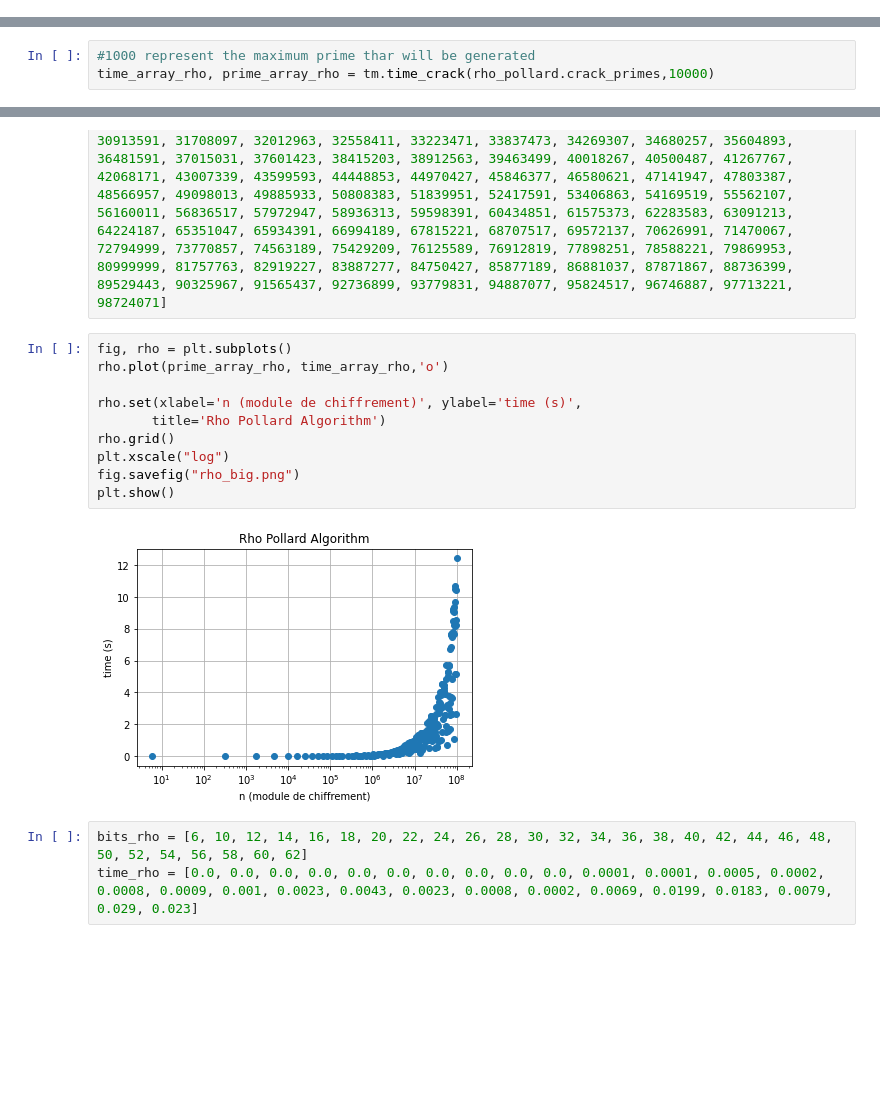
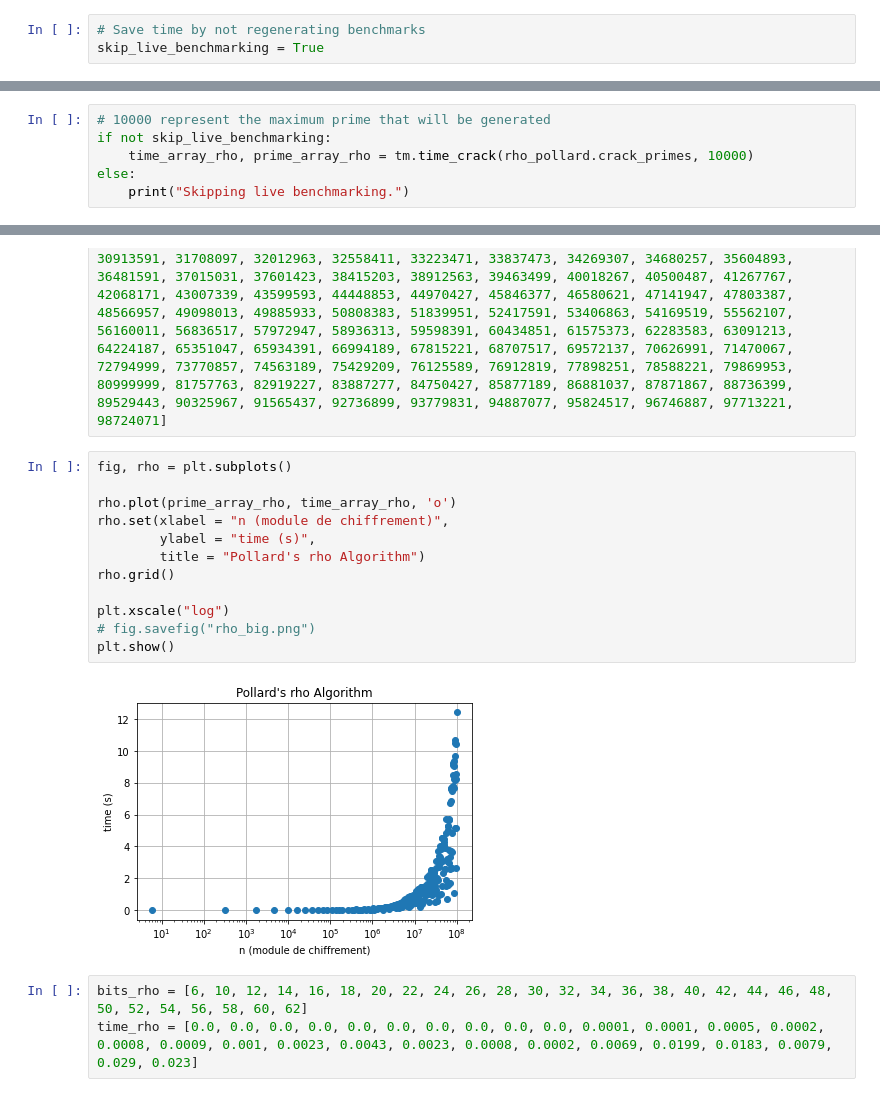
Before and after one commit to matiboux/epita-s6-fmsi, a Jupyter notebook: Notebook.ipynb, the cells around one changed output, grey strips where cells are left out. Saved outputs shown, nothing was run; the diff lists cells and outputs as text; blank space fills up the shorter version.

```diff
--- a/Notebook.ipynb
+++ b/Notebook.ipynb
@@ -276 +277,4 @@ Success!
+# %%
+# Save time by not regenerating benchmarks
+skip_live_benchmarking = True
 # %% [markdown]
@@ -278,6 +282,9 @@ Success!
 # %%
-#1000 represent the maximum prime thar will be generated
-time_array_rho, prime_array_rho = tm.time_crack(rho_pollard.crack_primes,10000)
+# 10000 represent the maximum prime that will be generated
+if not skip_live_benchmarking:
+    time_array_rho, prime_array_rho = tm.time_crack(rho_pollard.crack_primes, 10000)
+else:
+    print("Skipping live benchmarking.")
 # %% [output]
 Couldn't crack p = 2 q = 3
 p = 19 q = 17 --- 0.0 seconds ---
@@ -305,15 +312,17 @@ prime_array_rho = [6, 323, 1763, 4757, 9797, 16637, 25591, 36863, 51983, 67591,
 # %%
 fig, rho = plt.subplots()
-rho.plot(prime_array_rho, time_array_rho,'o')
 
-rho.set(xlabel='n (module de chiffrement)', ylabel='time (s)',
-       title='Rho Pollard Algorithm')
+rho.plot(prime_array_rho, time_array_rho, 'o')
+rho.set(xlabel = "n (module de chiffrement)",
+        ylabel = "time (s)",
+        title = "Pollard's rho Algorithm")
 rho.grid()
+
 plt.xscale("log")
-fig.savefig("rho_big.png")
+# fig.savefig("rho_big.png")
 plt.show()
 # %% [output]
-[figure, old version]
+[figure, new version]
 # %%
 bits_rho = [6, 10, 12, 14, 16, 18, 20, 22, 24, 26, 28, 30, 32, 34, 36, 38, 40, 42, 44, 46, 48, 50, 52, 54, 56, 58, 60, 62]
 time_rho = [0.0, 0.0, 0.0, 0.0, 0.0, 0.0, 0.0, 0.0, 0.0, 0.0, 0.0001, 0.0001, 0.0005, 0.0002, 0.0008, 0.0009, 0.001, 0.0023, 0.0043, 0.0023, 0.0008, 0.0002, 0.0069, 0.0199, 0.0183, 0.0079, 0.029, 0.023]
```
Also changed, not shown: parts of 18 cells of this notebook.
